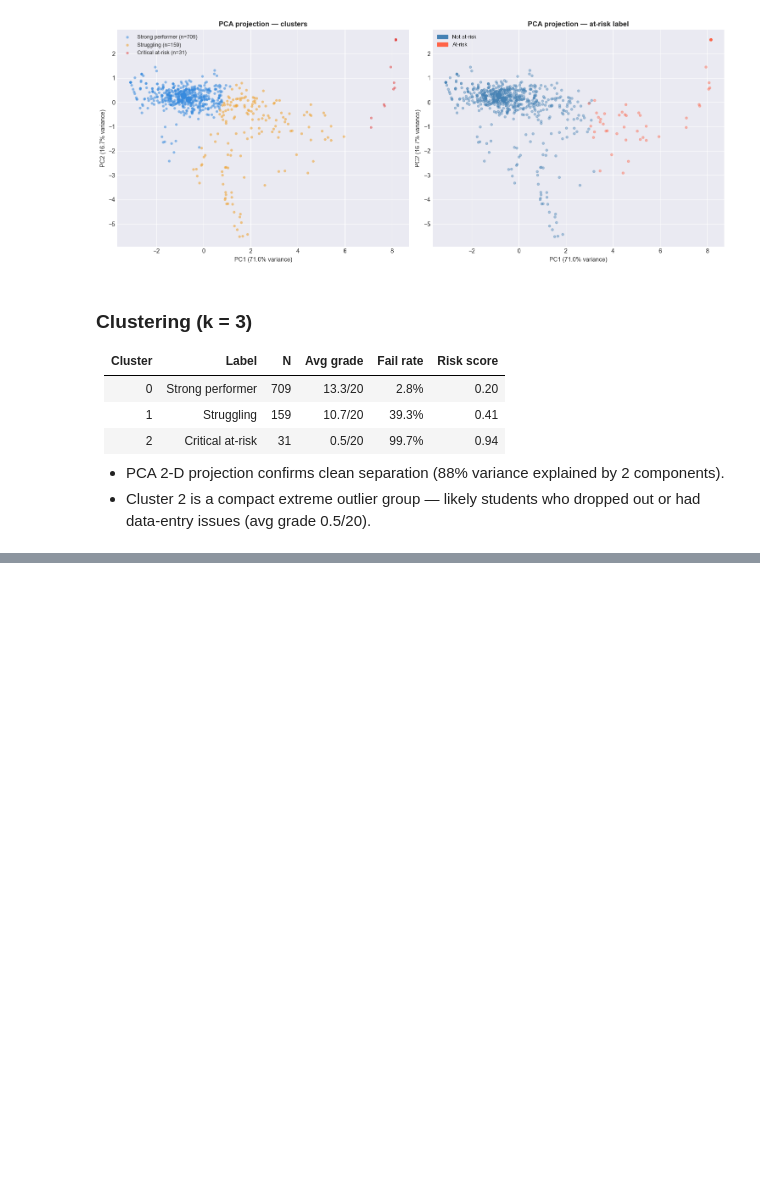
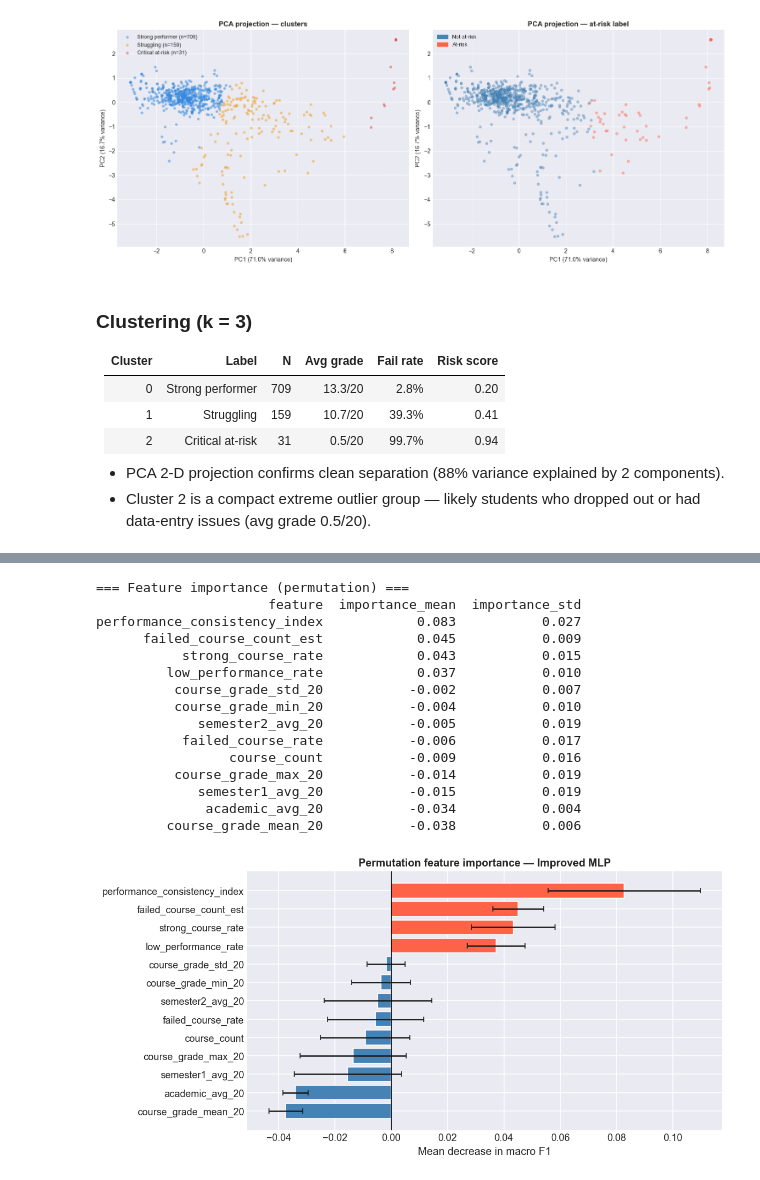
Before and after one commit to Sihamsehil/Learning-behaviour-clustering-student-profiling-project, a Jupyter notebook: EDA1_Academic_Performance.ipynb, the cells around one changed output, grey strips where cells are left out. Cells and saved outputs as stored; diff of their text form; code cells hidden in the pictures; blank space fills up the shorter version.

```diff
--- a/EDA1_Academic_Performance.ipynb
+++ b/EDA1_Academic_Performance.ipynb
@@ -625,0 +1078,54 @@ academic_risk_score            0.481  0.044
+# %%
+from sklearn.base import BaseEstimator, ClassifierMixin
+
+class KerasClassifierWrapper(BaseEstimator, ClassifierMixin):
+    def __init__(self, model):
+        self.model = model
+    def fit(self, X, y):
+        return self
+    def predict(self, X):
+        return np.argmax(self.model.predict(X, verbose=0), axis=1)
+    def score(self, X, y):
+        return accuracy_score(y, self.predict(X))
+
+wrapper = KerasClassifierWrapper(improved)
+perm = permutation_importance(wrapper, X_test_sc, y_test,
+                               n_repeats=20, random_state=42, scoring='f1_macro')
+
+imp_df = pd.DataFrame({
+    'feature': FEATURE_COLS,
+    'importance_mean': perm.importances_mean,
+    'importance_std':  perm.importances_std
+}).sort_values('importance_mean', ascending=False)
+
+print('=== Feature importance (permutation) ===')
+print(imp_df.to_string(index=False))
+
+fig, ax = plt.subplots(figsize=(10, 5))
+colors = ['tomato' if v > 0 else 'steelblue' for v in imp_df['importance_mean']]
+ax.barh(imp_df['feature'], imp_df['importance_mean'],
+        xerr=imp_df['importance_std'], color=colors,
+        edgecolor='white', capsize=3)
+ax.axvline(0, color='black', lw=0.8)
+ax.set_xlabel('Mean decrease in macro F1')
+ax.set_title('Permutation feature importance — Improved MLP', fontweight='bold')
+ax.invert_yaxis()
+plt.tight_layout()
+plt.show()
+# %% [output]
+=== Feature importance (permutation) ===
+                      feature  importance_mean  importance_std
+performance_consistency_index            0.083           0.027
+      failed_course_count_est            0.045           0.009
+           strong_course_rate            0.043           0.015
+         low_performance_rate            0.037           0.010
+          course_grade_std_20           -0.002           0.007
+          course_grade_min_20           -0.004           0.010
+             semester2_avg_20           -0.005           0.019
+           failed_course_rate           -0.006           0.017
+                 course_count           -0.009           0.016
+          course_grade_max_20           -0.014           0.019
+             semester1_avg_20           -0.015           0.019
+              academic_avg_20           -0.034           0.004
+         course_grade_mean_20           -0.038           0.006
+[figure, added]
```
Also changed, not shown: parts of 49 cells of this notebook, 1 other file.
